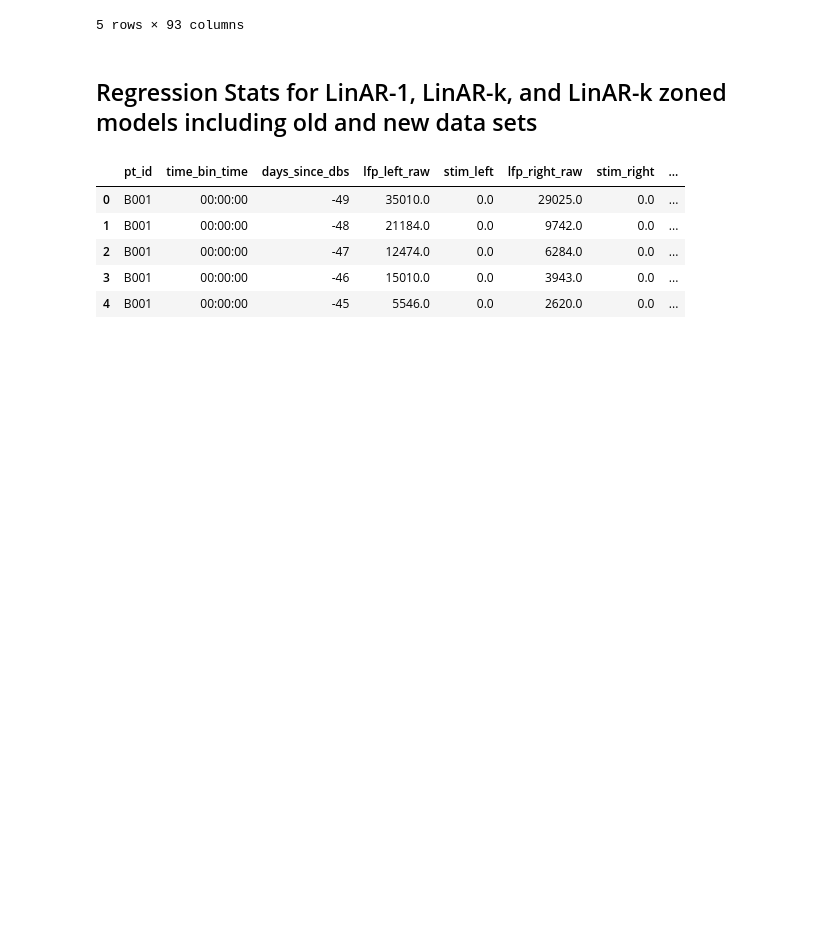
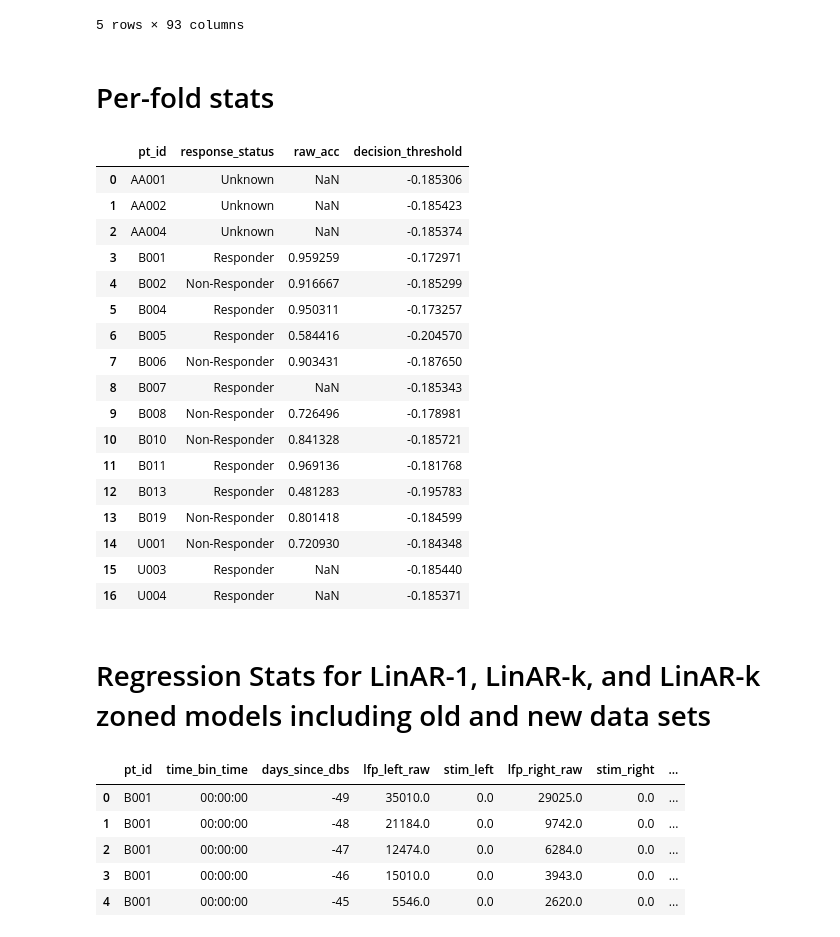
Before and after one commit to ProvenzaLab/PerceptPredictability, a Jupyter notebook: tables.ipynb, the cells around one changed output. Cells and saved outputs as stored; diff of their text form; code cells hidden in the pictures; blank space fills up the shorter version.

```diff
--- a/tables.ipynb
+++ b/tables.ipynb
@@ -118,8 +404,64 @@ for Hemisphere in ['left', 'right']:
         reg_results.loc[len(reg_results)] = [Hemisphere, Feature, 'p_val', AUROC_p, BA_p, TPR_p, TNR_p]
 
 reg_results.to_excel('tables/all_reg_stats.xlsx')
+# %% [markdown]
+# Per-fold stats
+# %%
+model_features = ['delta_lfp_left_OvER_interpolate_R2']
+daily_df = df.dropna(subset=model_features, how='any').groupby(['pt_id', 'days_since_dbs']).head(1)
+
+results, pt_results, overall_model = leave_one_patient_out_logistic_regression(
+    daily_df,
+    model_features,
+)
+perfold_dict = {
+    'pt_id': [],
+    'response_status': [],
+    'raw_acc': [],
+    'decision_threshold': []
+}
+for pt_id, this_pt_results in pt_results.items():
+    response_status = daily_df.query('pt_id == @pt_id')['response_status'].iloc[0]
+    try:
+        raw_acc = this_pt_results['raw_accuracy']
+    except KeyError:
+        raw_acc = np.nan
+    try:
+        w0 = this_pt_results['model'].named_steps['logreg'].intercept_[0]
+        w1 = this_pt_results['model'].named_steps['logreg'].coef_[0][0]
+        decision_threshold = -w0 / w1
+    except KeyError:
+        decision_threshold = np.nan
+
+    perfold_dict['pt_id'].append(pt_id)
+    perfold_dict['response_status'].append(response_status)
+    perfold_dict['raw_acc'].append(raw_acc)
+    perfold_dict['decision_threshold'].append(decision_threshold)
+
+perfold_df = pd.DataFrame(perfold_dict)
+perfold_df.to_excel('tables/perfold_logreg_stats.xlsx', index=False)
+perfold_df
+# %% [output]
+|  | pt_id | response_status | raw_acc | decision_threshold |
+| 0 | AA001 | Unknown | NaN | -0.185306 |
+| 1 | AA002 | Unknown | NaN | -0.185423 |
+| 2 | AA004 | Unknown | NaN | -0.185374 |
+| 3 | B001 | Responder | 0.959259 | -0.172971 |
+| 4 | B002 | Non-Responder | 0.916667 | -0.185299 |
+| 5 | B004 | Responder | 0.950311 | -0.173257 |
+| 6 | B005 | Responder | 0.584416 | -0.204570 |
+| 7 | B006 | Non-Responder | 0.903431 | -0.187650 |
+| 8 | B007 | Responder | NaN | -0.185343 |
+| 9 | B008 | Non-Responder | 0.726496 | -0.178981 |
+| 10 | B010 | Non-Responder | 0.841328 | -0.185721 |
+| 11 | B011 | Responder | 0.969136 | -0.181768 |
+| 12 | B013 | Responder | 0.481283 | -0.195783 |
+| 13 | B019 | Non-Responder | 0.801418 | -0.184599 |
+| 14 | U001 | Non-Responder | 0.720930 | -0.184348 |
+| 15 | U003 | Responder | NaN | -0.185440 |
+| 16 | U004 | Responder | NaN | -0.185371 |
 # %% [markdown]
-## Regression Stats for LinAR-1, LinAR-k, and LinAR-k zoned models including old and new data sets
+# Regression Stats for LinAR-1, LinAR-k, and LinAR-k zoned models including old and new data sets
 # %%
 # Load LinAR-k and LinAR-k zoned data
 ark_df = pd.read_parquet('data/df_w_ark.parq')
```
Also changed, not shown: parts of 13 cells of this notebook, 1 other file.
